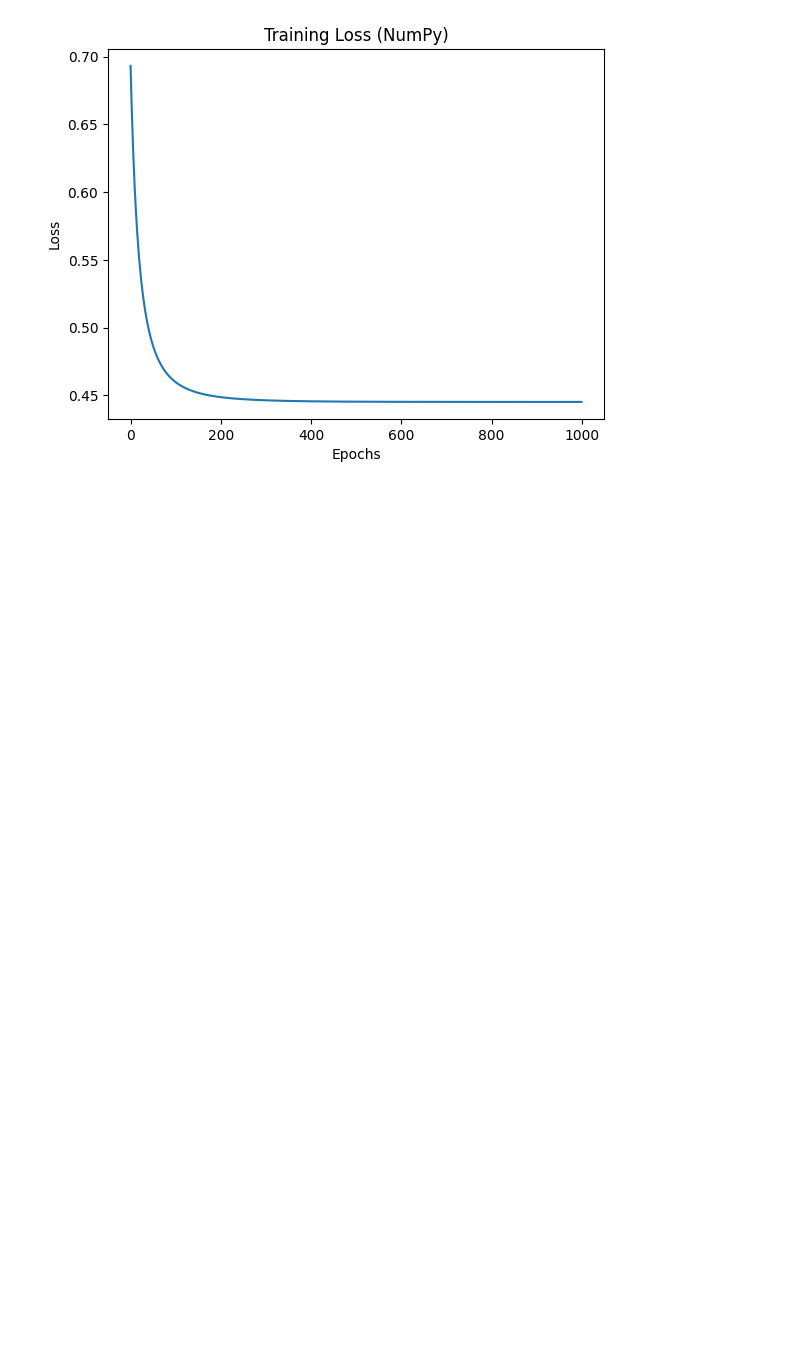
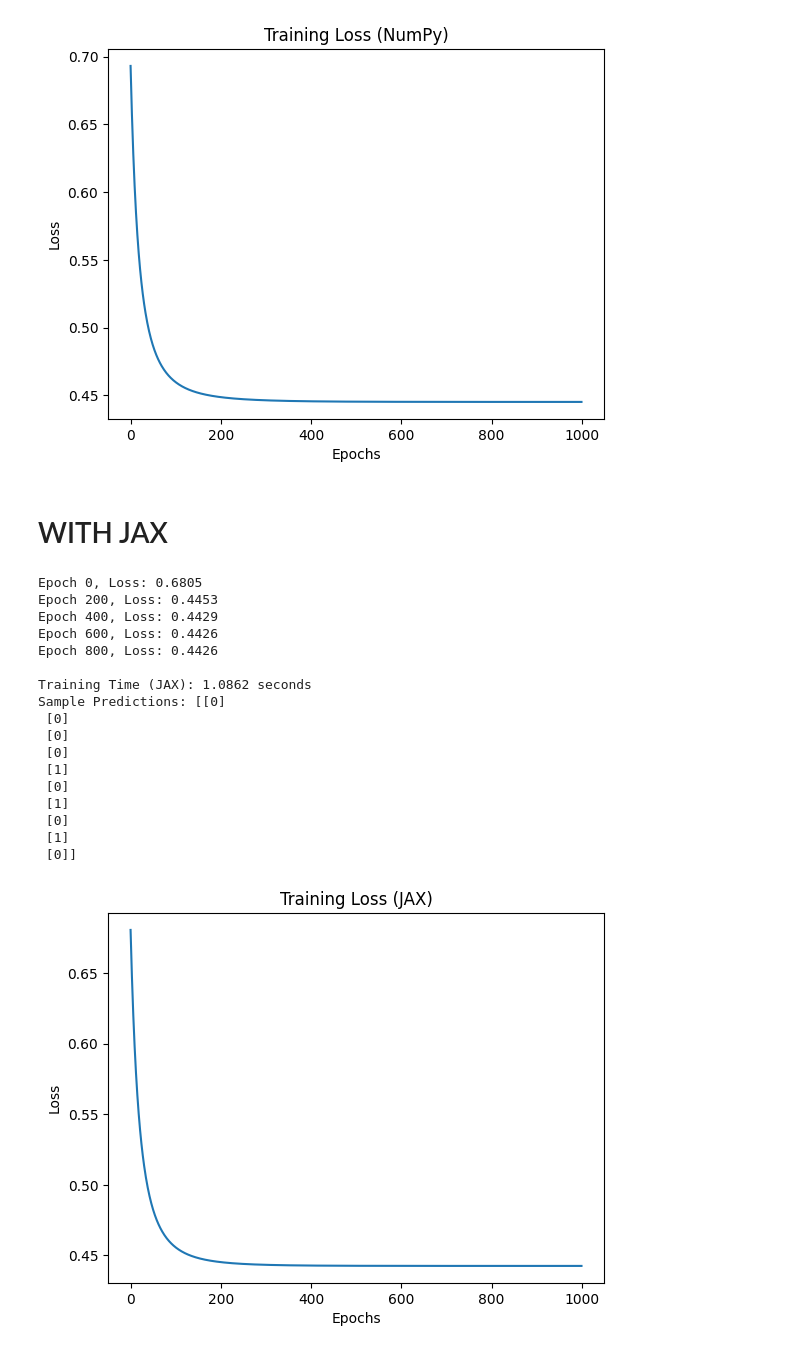
Before and after one commit to Husno130/PFAI-Lab-5-postlab, a Jupyter notebook: main.ipynb, the cells around one changed output. Cells and saved outputs as stored; diff of their text form; code cells hidden in the pictures; blank space fills up the shorter version.

Commit message:
Fixed loss calculation and added graph to with JAX code

```diff
--- a/main.ipynb
+++ b/main.ipynb
@@ -131,6 +133,8 @@ Sample Predictions: [[0]
  [1]
  [0]]
 [figure]
+# %% [markdown]
+# WITH JAX
 # %%
 import pandas as pd
 import numpy as np
@@ -144,8 +148,8 @@ from sklearn.preprocessing import StandardScaler
 # -------------------------
 # Load data
 # -------------------------
-train_data = pd.read_csv("/content/train.csv")
-test_data = pd.read_csv("/content/test.csv")
+train_data = pd.read_csv("train.csv")
+test_data = pd.read_csv("test.csv")
 
 # -------------------------
 # Preprocessing (FIXED warning)
@@ -219,32 +223,61 @@ def update(W, b, X, y, lr):
 # -------------------------
 W = jnp.zeros((X_train.shape[1], 1))
 b = 0.0
 
 lr = 0.1
 epochs = 1000
 
 # -------------------------
 # Training
 # -------------------------
 start = time.time()
 loss_history = []
 
 for i in range(epochs):
     W, b = update(W, b, X_train, y_train, lr)
 
+    current_loss = loss_fn(W, b, X_train, y_train)
+    loss_history.append(current_loss)
+
     if i % 200 == 0:
-        current_loss = loss_fn(W, b, X_train, y_train)
-        loss_history.append(current_loss)
         print(f"Epoch {i}, Loss: {current_loss:.4f}")
 
 end = time.time()
 
 print("\nTraining Time (JAX):", round(end - start, 4), "seconds")
 
 # -------------------------
 # Predictions (fast batch using vmap)
 # -------------------------
 y_pred_test = batched_predict(X_test, W, b)
 y_pred_labels = (y_pred_test > 0.5).astype(int)
 
 print("Sample Predictions:", y_pred_labels[:10])
+
+import matplotlib.pyplot as plt
+
+plt.figure()
+plt.plot(loss_history)
+plt.title("Training Loss (JAX)")
+plt.xlabel("Epochs")
+plt.ylabel("Loss")
+plt.show()
+# %% [output]
+Epoch 0, Loss: 0.6805
+Epoch 200, Loss: 0.4453
+Epoch 400, Loss: 0.4429
+Epoch 600, Loss: 0.4426
+Epoch 800, Loss: 0.4426
+
+Training Time (JAX): 1.0862 seconds
+Sample Predictions: [[0]
+ [0]
+ [0]
+ [0]
+ [1]
+ [0]
+ [1]
+ [0]
+ [1]
+ [0]]
+[figure, added]
```
Also changed, not shown: parts of 1 cell of this notebook.
